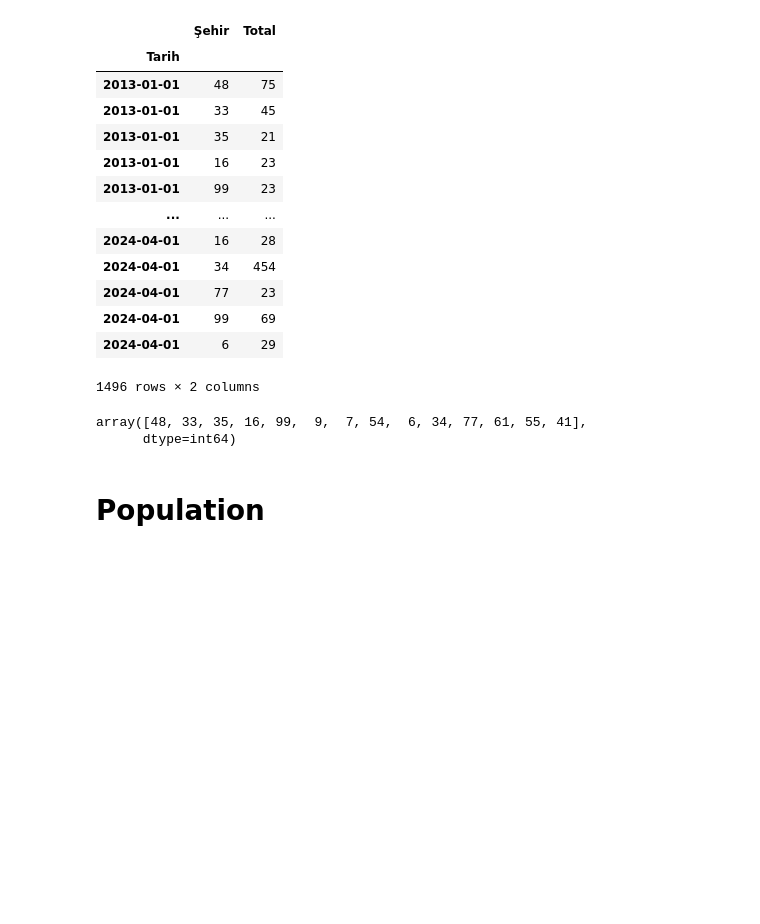
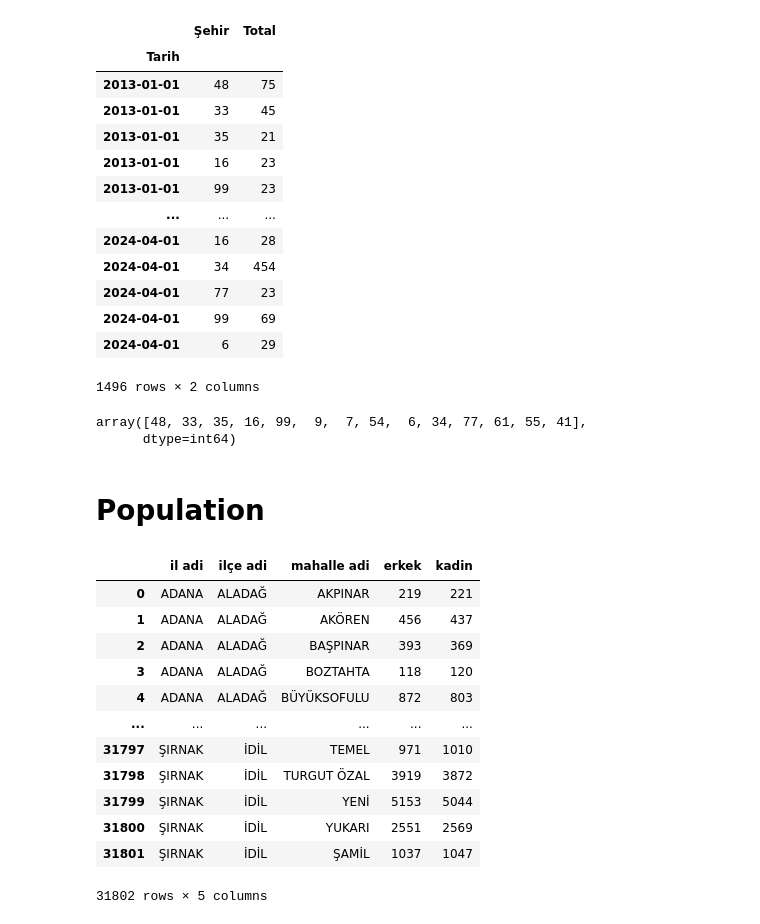
Before and after one commit to Zakerous76/analythings-viz-2-fastAPI-integration, a Jupyter notebook: fastAPI-tutorials/developement.ipynb, the cells around one changed output. Cells and saved outputs as stored; diff of their text form; code cells hidden in the pictures; blank space fills up the shorter version.

Commit message:
created a new module for population df

```diff
--- a/fastAPI-tutorials/developement.ipynb
+++ b/fastAPI-tutorials/developement.ipynb
@@ -279,7 +261,0 @@ df_p.head()
-# %%
-# df_p = df_p[0:1].drop(columns=[df_p.columns[0], df_p.columns[1]])
-# df_p
-df_p.iloc[0,0] = 0
-df_p.iloc[0,1] = "ÜLKE"
-df_p.drop("il kayit no", axis=1,inplace=True)
-df_p
@@ -293,0 +262,44 @@ df_p[["il adi", "toplam-erkek"]]
+# %%
+def population_df(df_p):
+    df_p = pd.read_excel("./datasets/favori_raporlar.xlsx",  sheet_name="MAHALLE NÜFUSU", index_col=0)
+    cols = ['il kayit no',
+    'ilçe kayit no',
+    'belde/köy kayit no',
+    'mahalle kayit no',
+    'il adi',
+    'ilçe adi',
+    'belediye adi',
+    'mahalle adi',
+    'mahallenin bağli olduğu belediyenin niteliği',
+    'toplam',
+    'erkek',
+    'kadin']
+    df_p.columns = cols
+    df_p_cities = df_p.drop(["toplam", "mahallenin bağli olduğu belediyenin niteliği", "belediye adi"], axis=1)
+    # df_p_cities[(df_p_cities["mahalle adi"]==" ".join("2000 Evler Mh.".split()[:-1]).upper()) & (df_p_cities["ilçe adi"]=="seyhan".upper())] #for query
+    df_p = df_p[["il adi", "ilçe adi", "mahalle adi", "erkek", "kadin"]]
+
+    df_p.erkek = df_p.erkek.replace("C", "0").astype(int)
+    df_p.kadin = df_p.kadin.replace("C", "0")
+    df_p.kadin = df_p.kadin.replace("-", "0").astype(int)
+
+    df_p = df_p.groupby(["il adi", "ilçe adi", "mahalle adi"])[["erkek", "kadin"]].sum().reset_index()
+
+    return df_p
+# %%
+df_p = population_df()
+df_p
+# %% [output]
+|  | il adi | ilçe adi | mahalle adi | erkek | kadin |
+| 0 | ADANA | ALADAĞ | AKPINAR | 219 | 221 |
+| 1 | ADANA | ALADAĞ | AKÖREN | 456 | 437 |
+| 2 | ADANA | ALADAĞ | BAŞPINAR | 393 | 369 |
+| 3 | ADANA | ALADAĞ | BOZTAHTA | 118 | 120 |
+| 4 | ADANA | ALADAĞ | BÜYÜKSOFULU | 872 | 803 |
+| ... | ... | ... | ... | ... | ... |
+| 31797 | ŞIRNAK | İDİL | TEMEL | 971 | 1010 |
+| 31798 | ŞIRNAK | İDİL | TURGUT ÖZAL | 3919 | 3872 |
+| 31799 | ŞIRNAK | İDİL | YENİ | 5153 | 5044 |
+| 31800 | ŞIRNAK | İDİL | YUKARI | 2551 | 2569 |
+| 31801 | ŞIRNAK | İDİL | ŞAMİL | 1037 | 1047 |
+31802 rows × 5 columns
```
Also changed, not shown: parts of 8 cells of this notebook, 2 other files.
